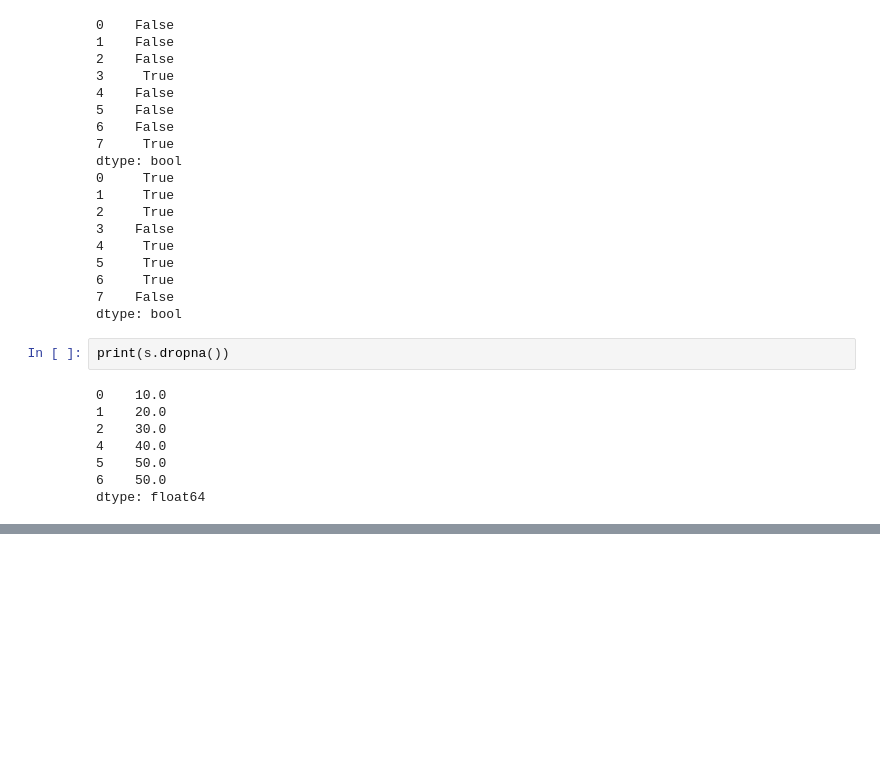
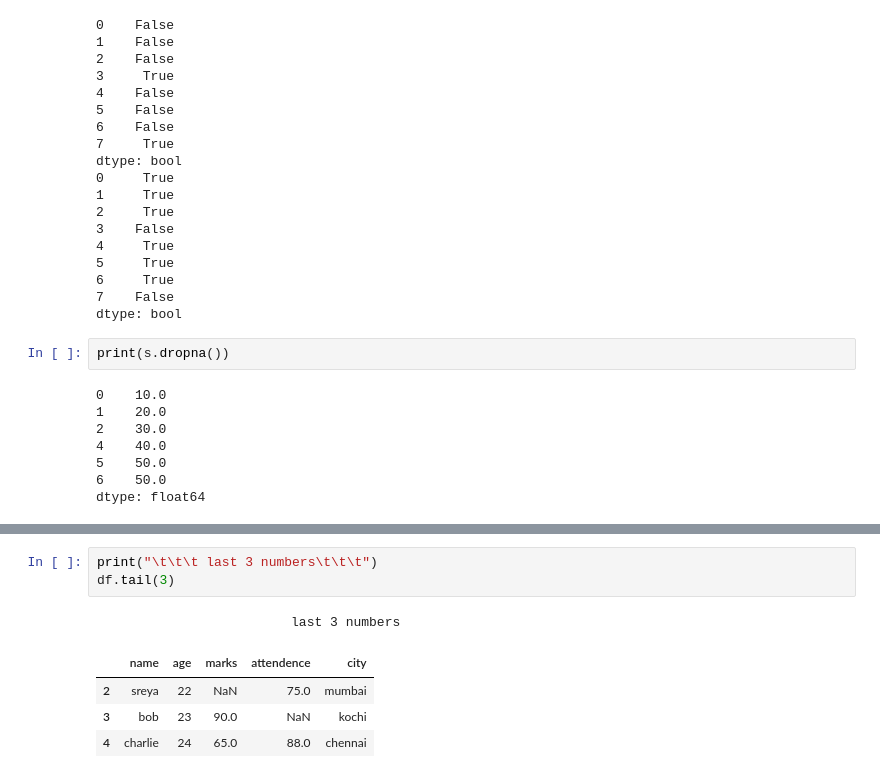
Before and after one commit to Sayahniyas/DATASCIENCE_PROJECTS, a Jupyter notebook: numpy_and_pandas.ipynb, the cells around one changed output, grey strips where cells are left out. Drawn from its saved outputs; the diff is of its cells as text; blank space fills up the shorter version.

```diff
--- a/numpy_and_pandas.ipynb
+++ b/numpy_and_pandas.ipynb
@@ -337,0 +406,9 @@ dtype: float64
+# %%
+print("\t\t\t last 3 numbers\t\t\t")
+df.tail(3)
+# %% [output]
+                         last 3 numbers
+|  | name | age | marks | attendence | city |
+| 2 | sreya | 22 | NaN | 75.0 | mumbai |
+| 3 | bob | 23 | 90.0 | NaN | kochi |
+| 4 | charlie | 24 | 65.0 | 88.0 | chennai |
```
Also changed, not shown: parts of 17 cells of this notebook.
